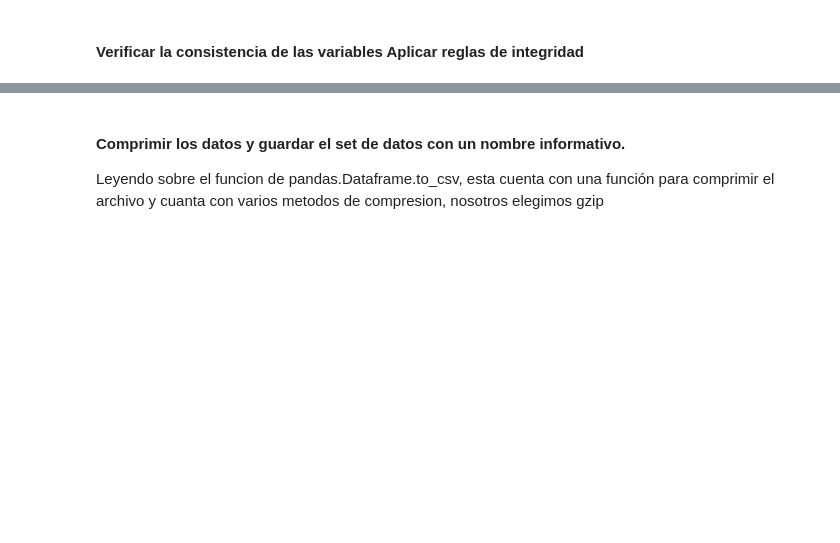
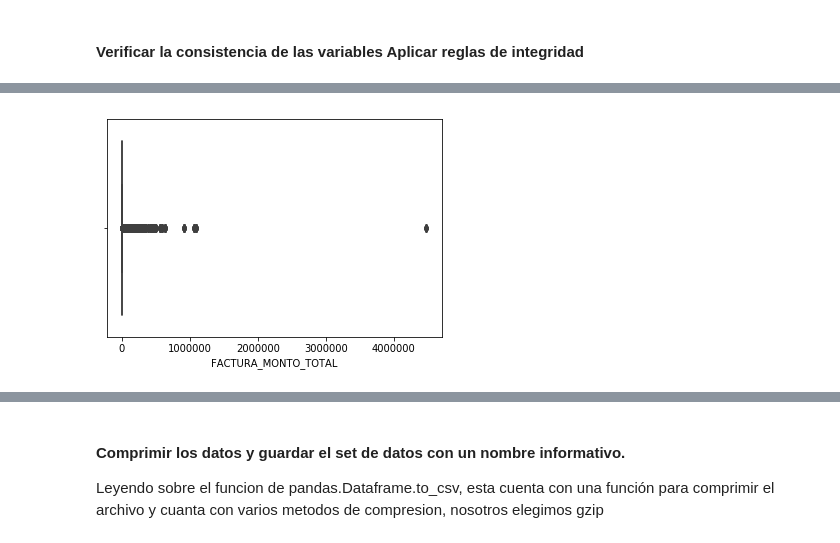
Before and after one commit to david-gonzalez/diplodatos, a Jupyter notebook: analisis_exploratorio_y_curacion_de_datos/Laboratorios/Limpieza De Datos/Laboratorio Limpieza de Datos.ipynb, the cells around one changed output, grey strips where cells are left out. Drawn from its saved outputs; the diff is of its cells as text; code cells hidden in the pictures; blank space fills up the shorter version.

```diff
--- a/analisis_exploratorio_y_curacion_de_datos/Laboratorios/Limpieza De Datos/Laboratorio Limpieza de Datos.ipynb
+++ b/analisis_exploratorio_y_curacion_de_datos/Laboratorios/Limpieza De Datos/Laboratorio Limpieza de Datos.ipynb
@@ -294,0 +350,4 @@ ventas_df.head()
+# %%
+sns.boxplot(ventas_df["FACTURA_MONTO_TOTAL"].astype(np.float));
+# %% [output]
+[figure, added]
```
Also changed, not shown: parts of 25 cells of this notebook.
